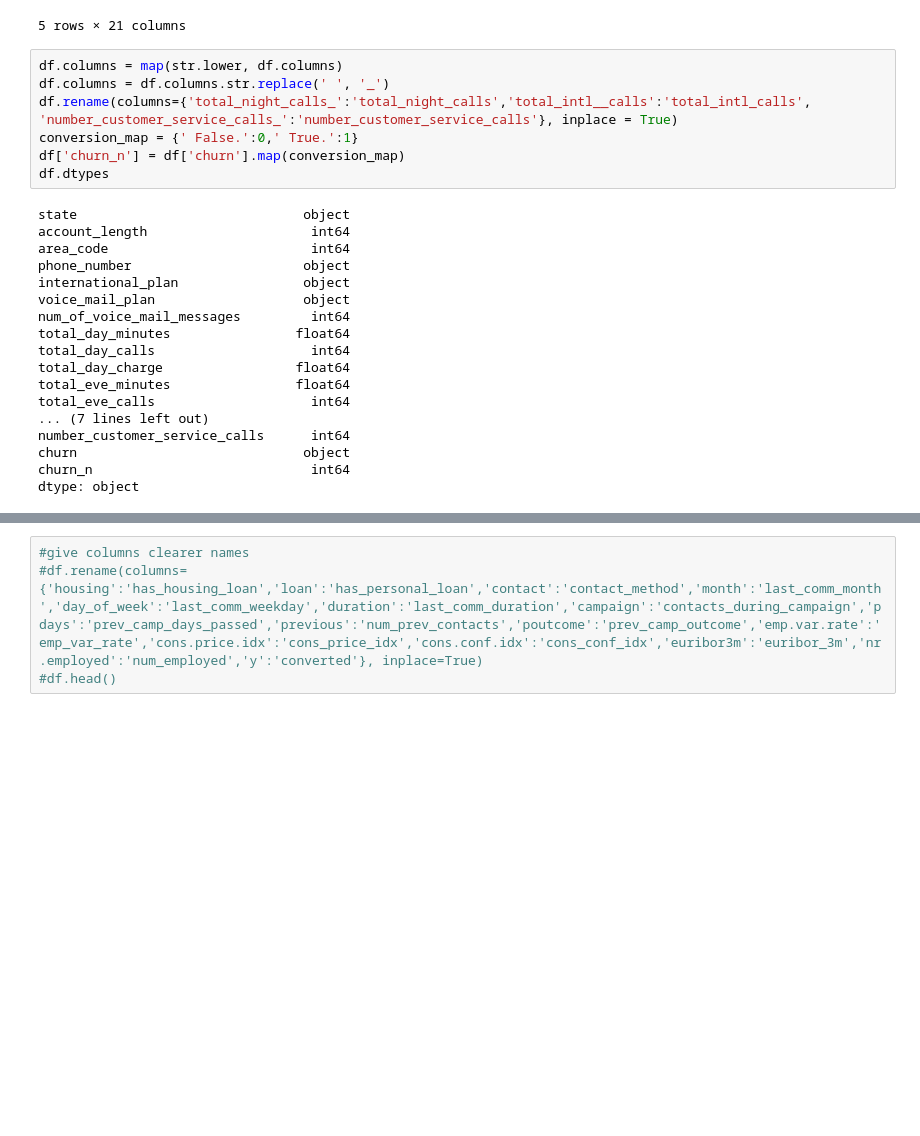
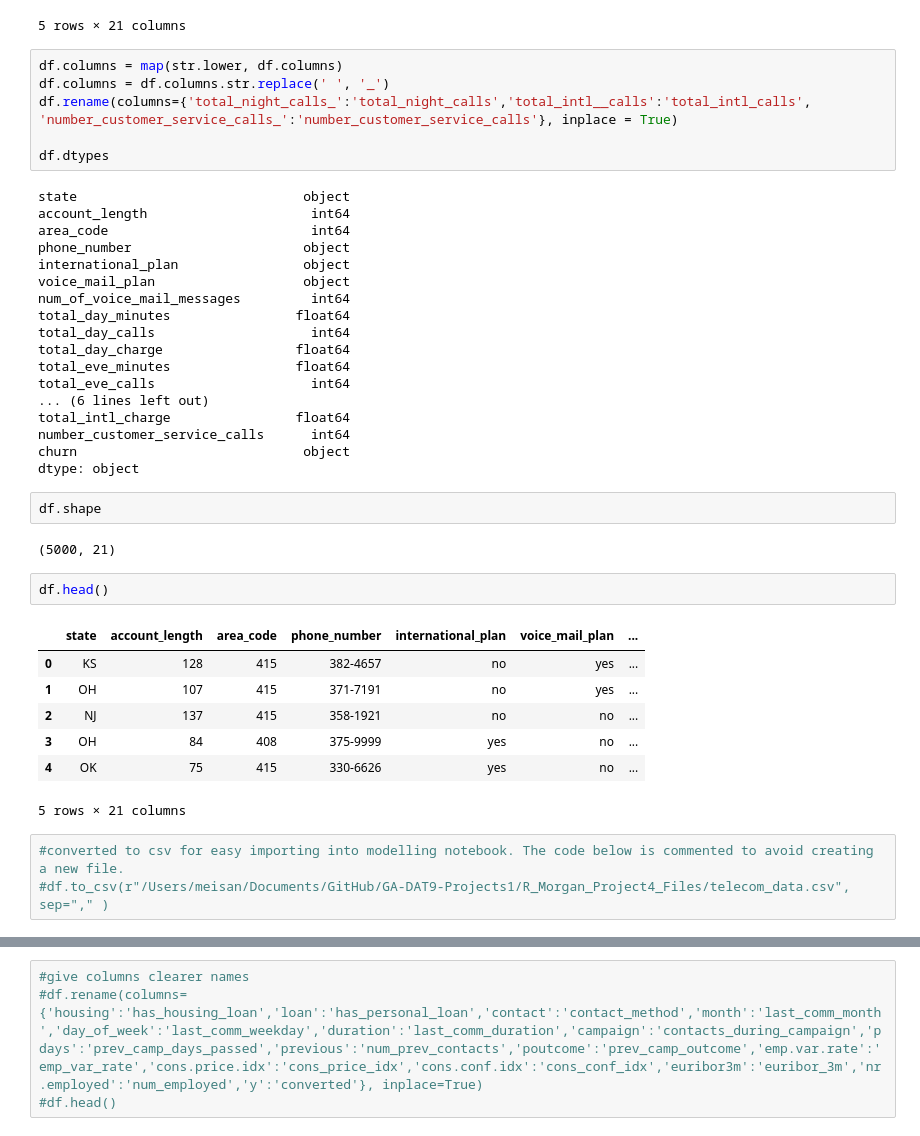
Before and after one commit to RhysZH/GA-DAT9-Projects1, a Jupyter notebook: R_Morgan_Project4_Files/Project 4 - Telco Data EDA.ipynb, the cells around one changed output, grey strips where cells are left out. Drawn from its saved outputs; the diff is of its cells as text; blank space fills up the shorter version.

Commit message:
EDA expanded, Modelling started

```diff
--- a/R_Morgan_Project4_Files/Project 4 - Telco Data EDA.ipynb
+++ b/R_Morgan_Project4_Files/Project 4 - Telco Data EDA.ipynb
@@ -34,8 +34,7 @@ df.head()
 df.columns = map(str.lower, df.columns)
 df.columns = df.columns.str.replace(' ', '_')
 df.rename(columns={'total_night_calls_':'total_night_calls','total_intl__calls':'total_intl_calls', 'number_customer_service_calls_':'number_customer_service_calls'}, inplace = True)
-conversion_map = {' False.':0,' True.':1}
-df['churn_n'] = df['churn'].map(conversion_map)
+
 df.dtypes
 # %% [output]
 state                             object
@@ -50,11 +49,28 @@ total_day_calls                    int64
 total_day_charge                 float64
 total_eve_minutes                float64
 total_eve_calls                    int64
-... (7 lines left out)
+... (6 lines left out)
+total_intl_charge                float64
 number_customer_service_calls      int64
 churn                             object
-churn_n                            int64
 dtype: object
+# %%
+df.shape
+# %% [output]
+(5000, 21)
+# %%
+df.head()
+# %% [output]
+|  | state | account_length | area_code | phone_number | international_plan | voice_mail_plan | ... |
+| 0 | KS | 128 | 415 | 382-4657 | no | yes | ... |
+| 1 | OH | 107 | 415 | 371-7191 | no | yes | ... |
+| 2 | NJ | 137 | 415 | 358-1921 | no | no | ... |
+| 3 | OH | 84 | 408 | 375-9999 | yes | no | ... |
+| 4 | OK | 75 | 415 | 330-6626 | yes | no | ... |
+5 rows × 21 columns
+# %%
+#converted to csv for easy importing into modelling notebook. The code below is commented to avoid creating a new file.
+#df.to_csv(r"/Users/meisan/Documents/GitHub/GA-DAT9-Projects1/R_Morgan_Project4_Files/telecom_data.csv", sep="," )
 # %%
 df.isnull().sum()
 # %% [output]
```
Also changed, not shown: parts of 22 cells of this notebook, 4 other files.
